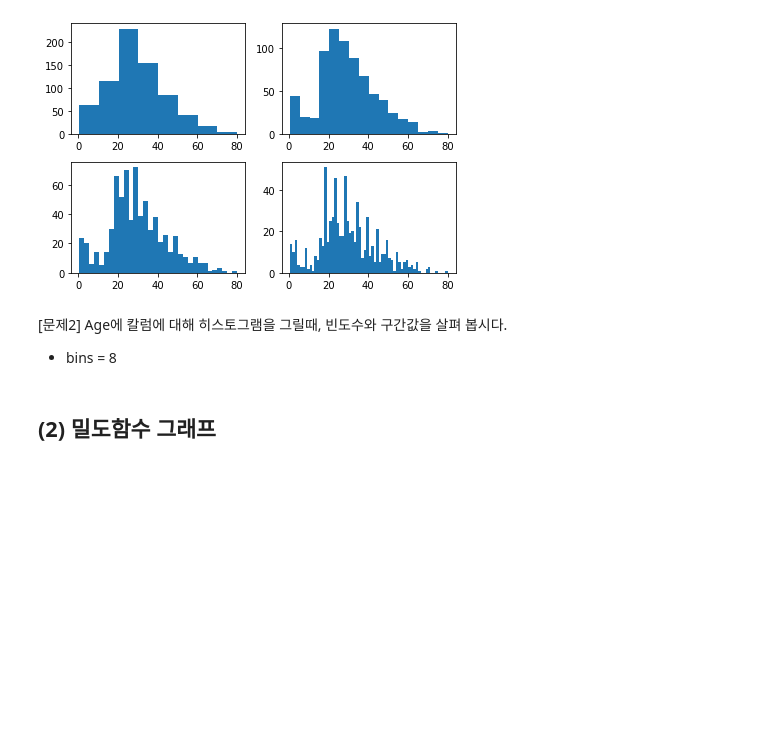
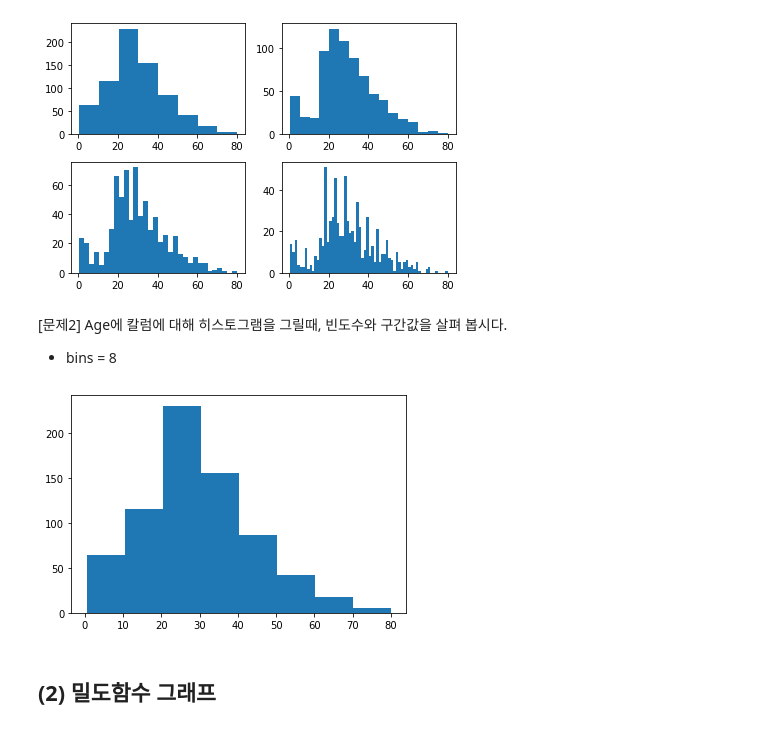
Before and after one commit to nahyeeon/kt-ai-2, a Jupyter notebook: python라이브러리/데이터 분석 및 의미찾기/03과 단변량분석_숫자형변수.ipynb, the cells around one changed output. Cells and saved outputs as stored; diff of their text form; code cells hidden in the pictures; blank space fills up the shorter version.

```diff
--- a/python라이브러리/데이터 분석 및 의미찾기/03과 단변량분석_숫자형변수.ipynb
+++ b/python라이브러리/데이터 분석 및 의미찾기/03과 단변량분석_숫자형변수.ipynb
@@ -303,6 +306,11 @@ plt.show()
 # %% [markdown]
 [문제2] Age에 칼럼에 대해 히스토그램을 그릴때, 빈도수와 구간값을 살펴 봅시다.
 * bins = 8
+# %%
+plt.hist(titanic['Age'], bins=8)
+plt.show()
+# %% [output]
+[figure, added]
 # %% [markdown]
 ## (2) 밀도함수 그래프
 # %% [markdown]
```
Also changed, not shown: parts of 5 cells of this notebook, 1 other file.
